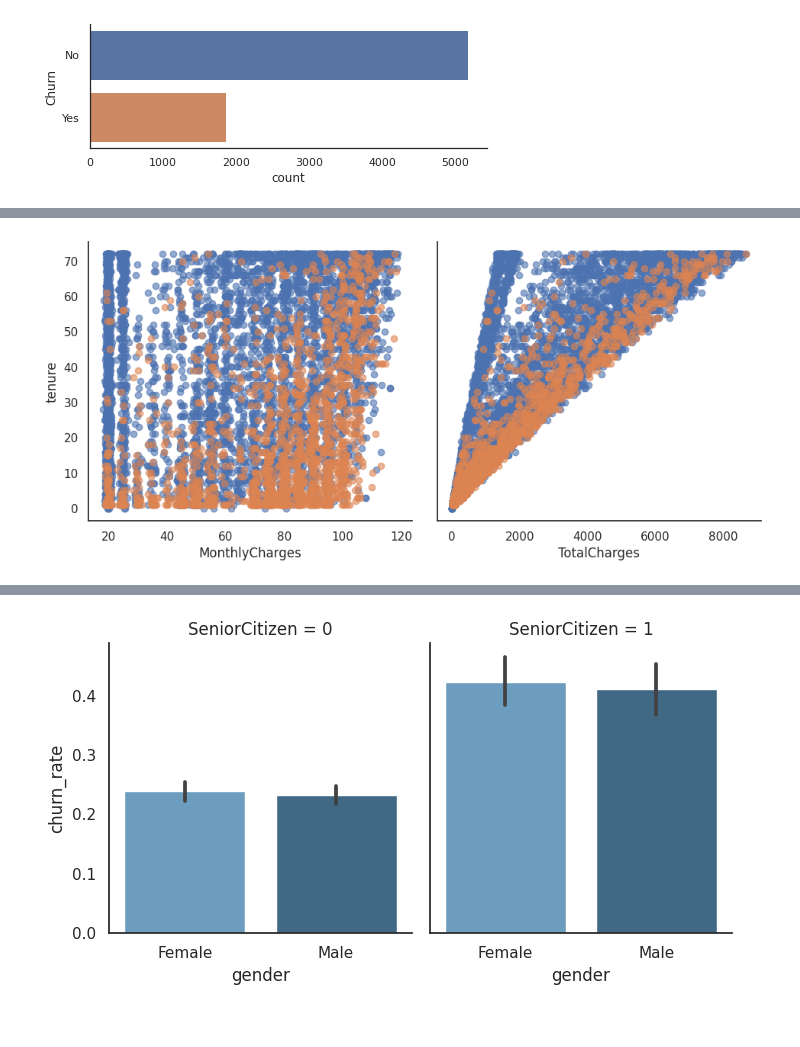
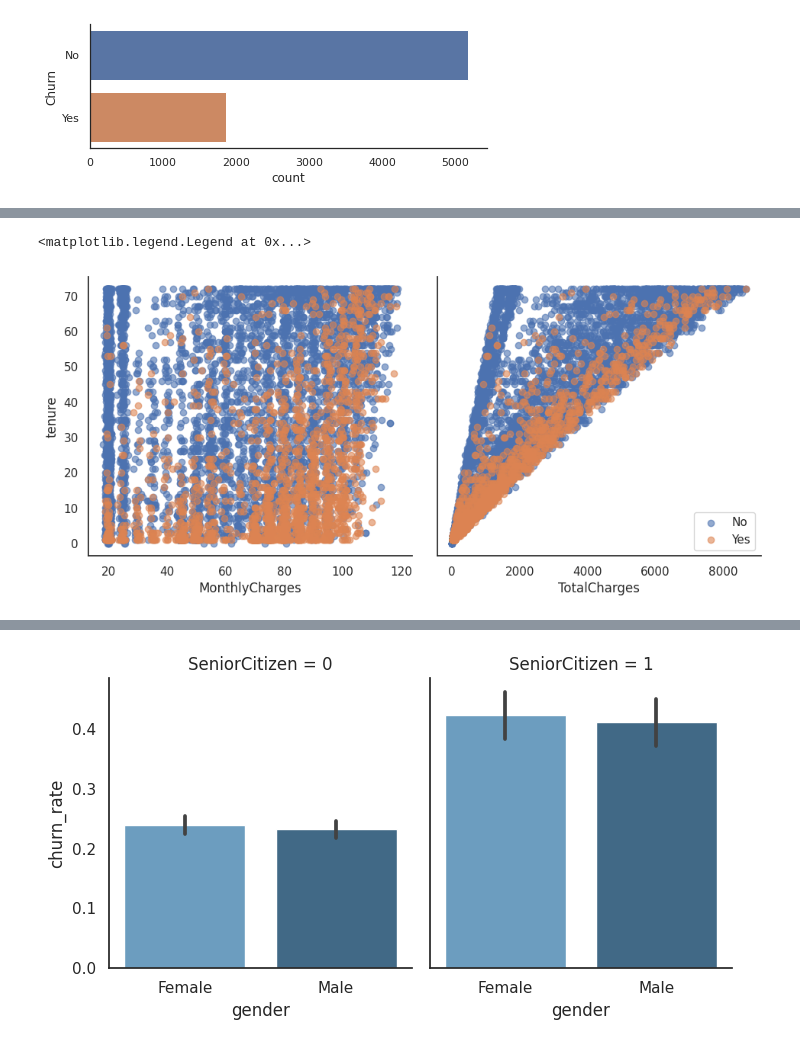
Before and after one commit to Wasiful-Alam/py-ml-training, a Jupyter notebook: notebooks/customer_churn_exploratory_data.ipynb, the cells around one changed output, grey strips where cells are left out. Cells and saved outputs as stored; diff of their text form; code cells hidden in the pictures.

```diff
--- a/notebooks/customer_churn_exploratory_data.ipynb
+++ b/notebooks/customer_churn_exploratory_data.ipynb
@@ -21,2 +27,0 @@ df.head(5)
-# %%
-df['TotalCharges']=df['TotalCharges'].replace(" ", 0).astype('float32') # replacing empty fiends of total charge column with 0, customer never paid any thing
@@ -22,0 +30,9 @@ df['TotalCharges']=df['TotalCharges'].replace(" ", 0).astype('float32') # replac
+# %%
+DATA_PATH = Path(__name__).resolve().parent.parent.joinpath("data").joinpath("Customer-Churn.csv")
+# %%
+def read_csv_to_df(path: Path) -> pd.DataFrame:
+    """Function to read csv into df
+    param: path: Path to the file
+    """
+    _df = pd.read_csv(path)
+    return _df
@@ -22,0 +41,3 @@ df['TotalCharges']=df['TotalCharges'].replace(" ", 0).astype('float32') # replac
+# %%
+raw_df = read_csv_to_df(DATA_PATH)
+raw_df['TotalCharges']=raw_df['TotalCharges'].replace(" ", 0).astype('float32') # replacing empty fields of total charge column with 0, customer never paid any thing
@@ -45,6 +115,10 @@ kdeplot('TotalCharges')
 # %%
-g = sns.PairGrid(df, y_vars=["tenure"], x_vars=["MonthlyCharges", "TotalCharges"], height=4.5, hue="Churn", aspect=1.1)
-ax = g.map(plt.scatter, alpha=0.6) # we can observe bounderies when we use scatterplot, showing us density of leaving and staying due to increase of total and monthly charge
+# we can observe bounderies when we use scatterplot, showing us density of leaving and staying due to increase of total and monthly charge
+#Newer customers are dense in the lower reagion and they are leaving with increasing monthly fee
+g = sns.PairGrid(raw_df, y_vars=["tenure"], x_vars=["MonthlyCharges", "TotalCharges"], height=4.5, hue="Churn", aspect=1.1)
+ax = g.map(plt.scatter, alpha=0.6)
+plt.legend()
 # %% [output]
+<matplotlib.legend.Legend at 0x...>
-[figure, old version]
+[figure, new version]
 # %%
```
Also changed, not shown: parts of 48 cells of this notebook, 17 other files.
